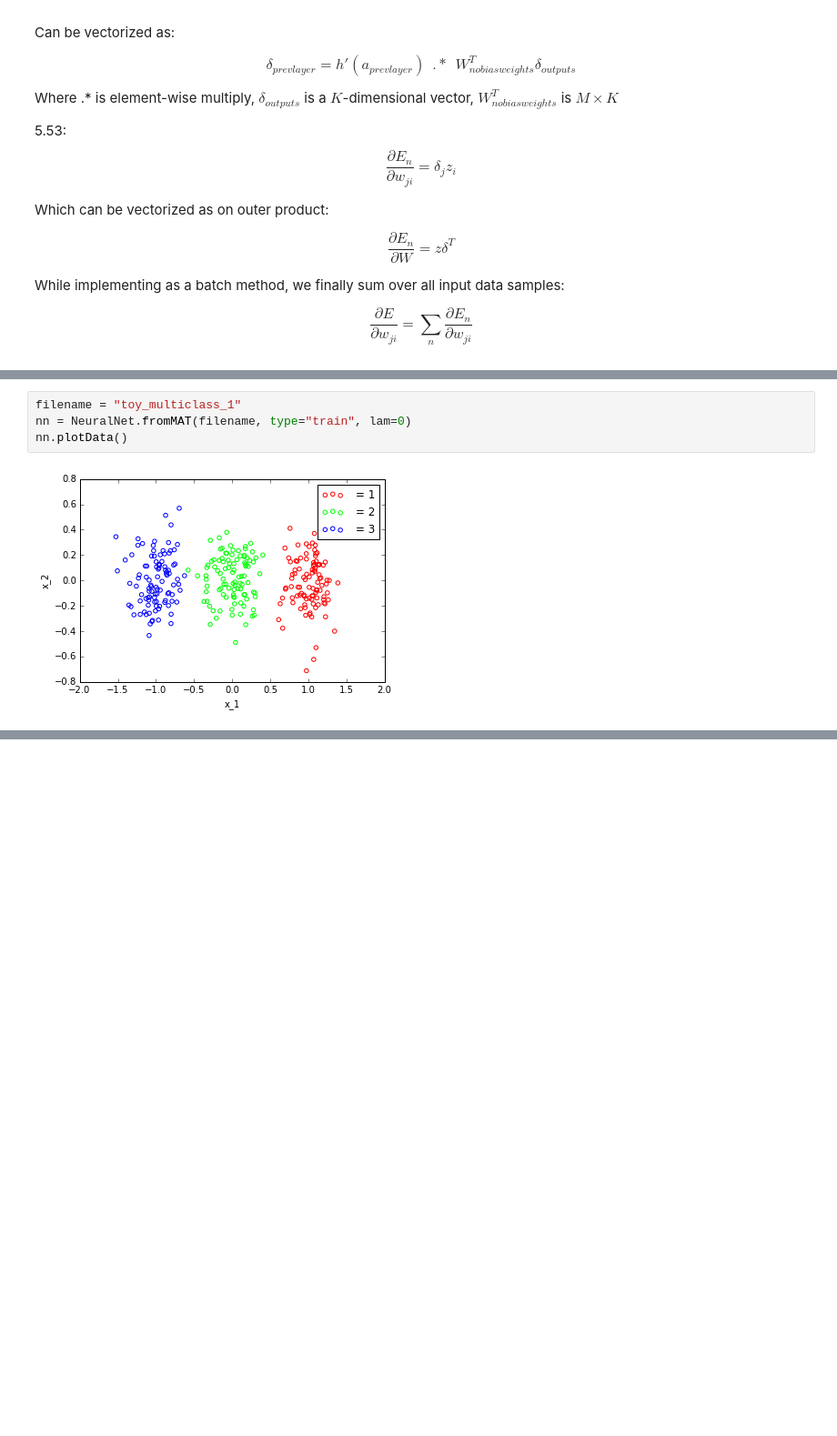
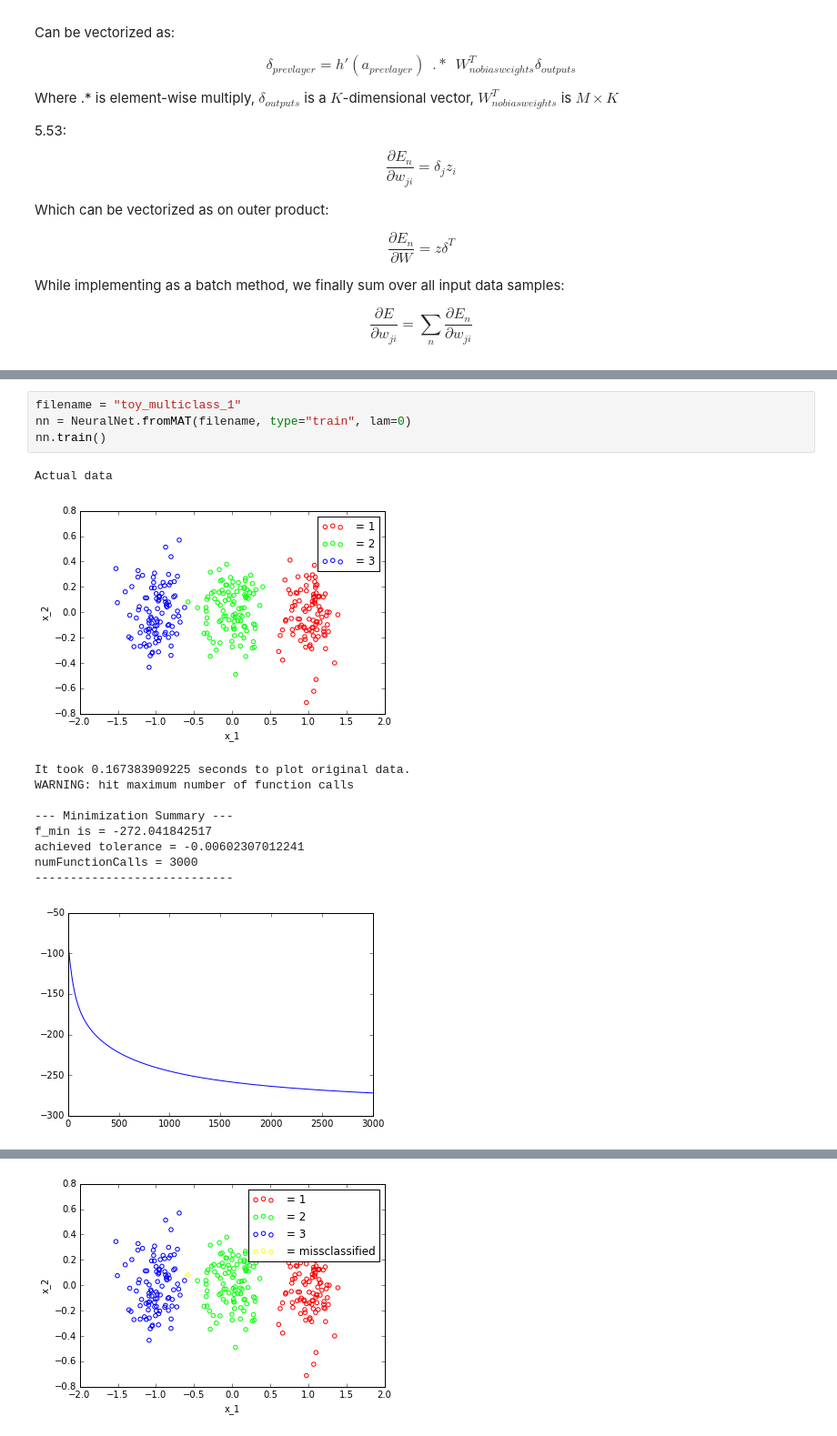
Before and after one commit to peteflorence/Machine-Learning-6.867-homework, a Jupyter notebook: hw3/prob_2_firstpart.ipynb, the cells around one changed output, grey strips where cells are left out. Shown at 91% size. Drawn from its saved outputs; the diff is of its cells as text; blank space fills up the shorter version.

Commit message:
added timers for train()

```diff
--- a/hw3/prob_2_firstpart.ipynb
+++ b/hw3/prob_2_firstpart.ipynb
@@ -225,6 +217,16 @@ numFunctionCalls = 3000
 # %%
 filename = "toy_multiclass_1"
 nn = NeuralNet.fromMAT(filename, type="train", lam=0)
-nn.plotData()
+nn.train()
 # %% [output]
+Actual data
 [figure]
+It took 0.167383909225 seconds to plot original data.
+WARNING: hit maximum number of function calls
+
+--- Minimization Summary ---
+f_min is = -272.041842517
+achieved tolerance = -0.00602307012241
+numFunctionCalls = 3000
+----------------------------
+[figure, added]
@@ -230,0 +235 @@ nn.plotData()
+[figure, added]
```
Also changed, not shown: parts of 9 cells of this notebook, 2 other files.
